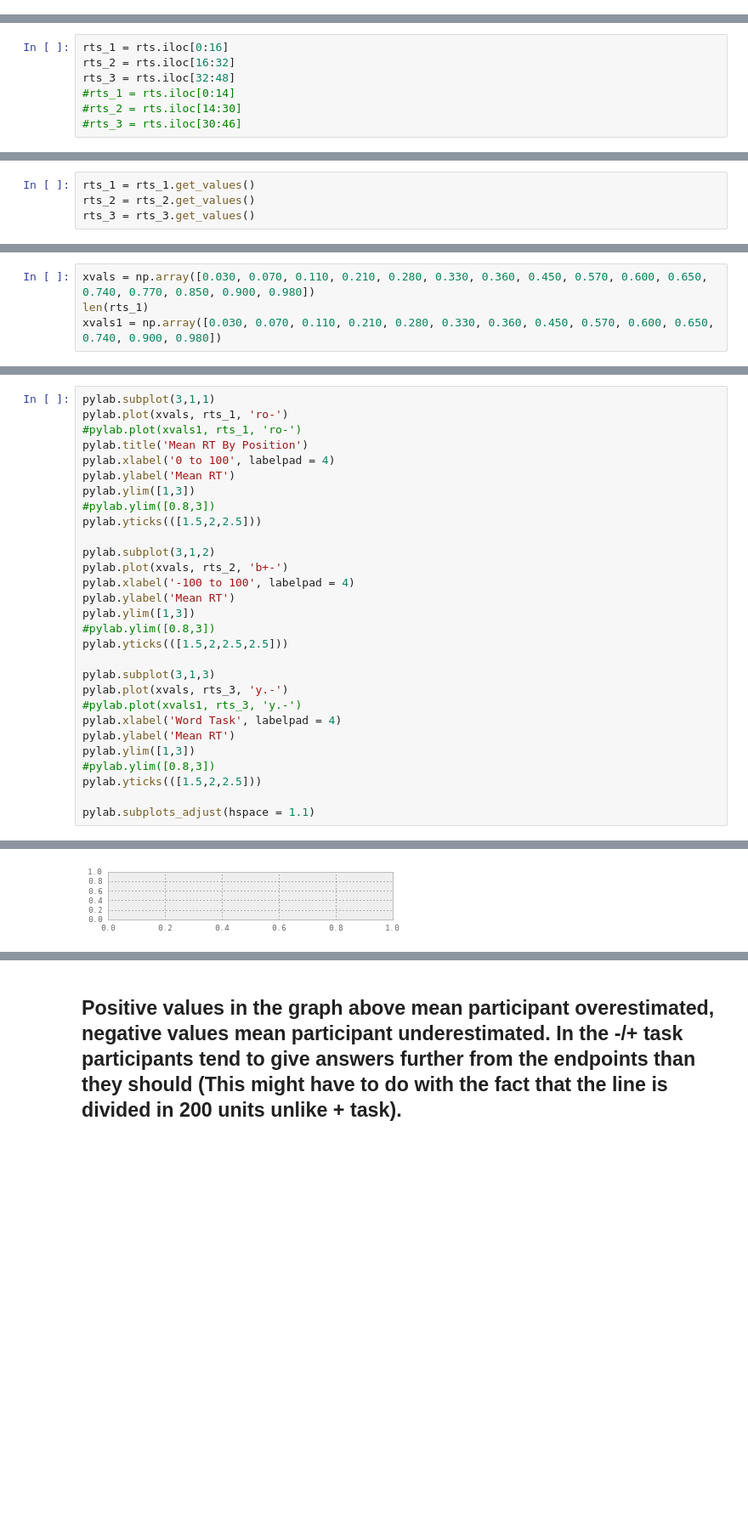
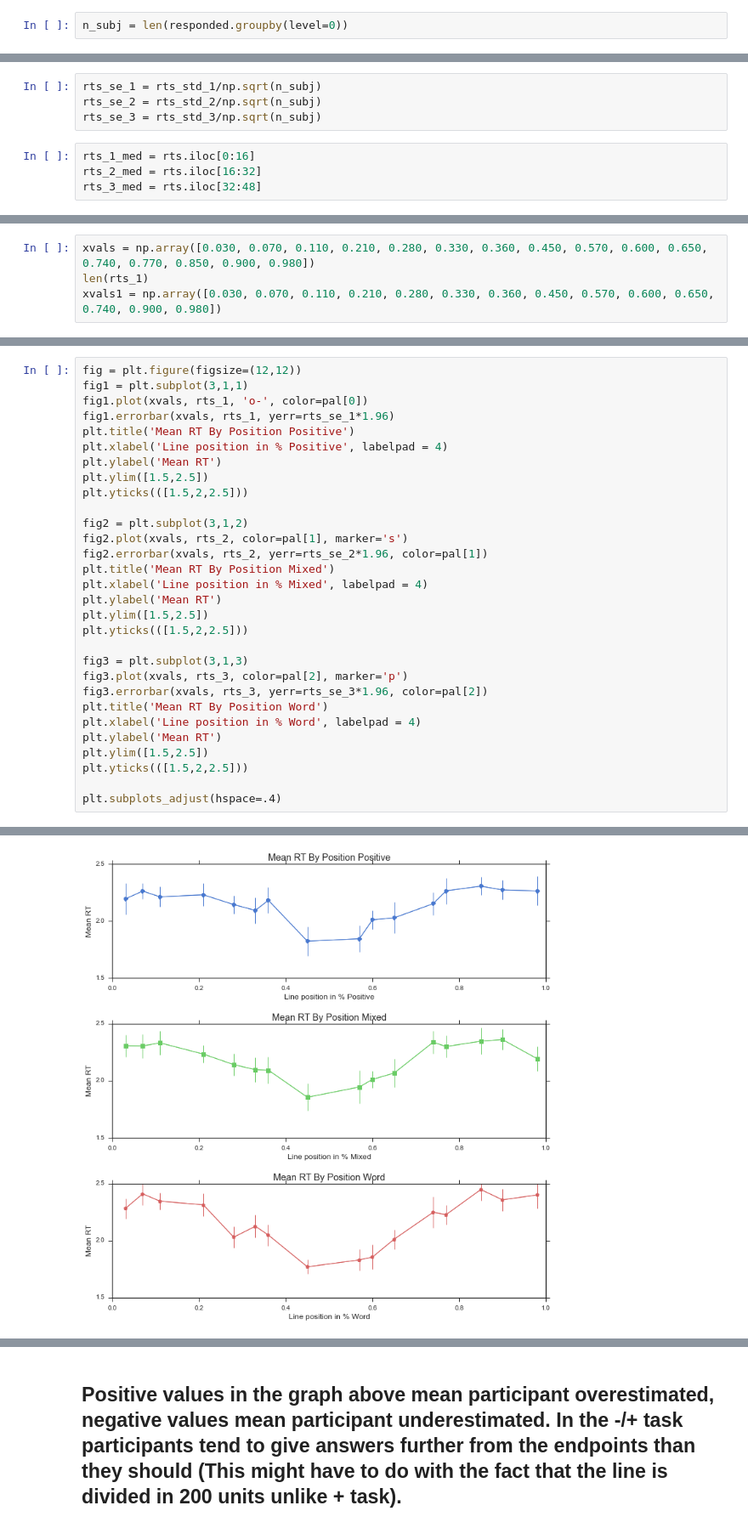
Before and after one commit to franink/Fractions, a Jupyter notebook: Data_Analyses/NLine_Behavioral.ipynb, the cells around one changed output, grey strips where cells are left out. Shown at 85% size. Cells and saved outputs as stored; diff of their text form; blank space fills up the shorter version.

```diff
--- a/Data_Analyses/NLine_Behavioral.ipynb
+++ b/Data_Analyses/NLine_Behavioral.ipynb
@@ -745,0 +560,2 @@ responded.iloc[0:20]
+# %%
+n_subj = len(responded.groupby(level=0))
@@ -774,7 +651,8 @@ rts.iloc[10]
+# %%
+rts_se_1 = rts_std_1/np.sqrt(n_subj)
+rts_se_2 = rts_std_2/np.sqrt(n_subj)
+rts_se_3 = rts_std_3/np.sqrt(n_subj)
 # %%
-rts_1 = rts.iloc[0:16]
-rts_2 = rts.iloc[16:32]
-rts_3 = rts.iloc[32:48]
-#rts_1 = rts.iloc[0:14]
-#rts_2 = rts.iloc[14:30]
-#rts_3 = rts.iloc[30:46]
+rts_1_med = rts.iloc[0:16]
+rts_2_med = rts.iloc[16:32]
+rts_3_med = rts.iloc[32:48]
@@ -788,4 +658,0 @@ error_3 = error.iloc[32:48]
-# %%
-rts_1 = rts_1.get_values()
-rts_2 = rts_2.get_values()
-rts_3 = rts_3.get_values()
@@ -804,30 +709,31 @@ len(rts_3)
 # %%
-pylab.subplot(3,1,1)
-pylab.plot(xvals, rts_1, 'ro-')
-#pylab.plot(xvals1, rts_1, 'ro-')
-pylab.title('Mean RT By Position')
-pylab.xlabel('0 to 100', labelpad = 4)
-pylab.ylabel('Mean RT')
-pylab.ylim([1,3])
-#pylab.ylim([0.8,3])
-pylab.yticks(([1.5,2,2.5]))
+fig = plt.figure(figsize=(12,12))
+fig1 = plt.subplot(3,1,1)
+fig1.plot(xvals, rts_1, 'o-', color=pal[0])
+fig1.errorbar(xvals, rts_1, yerr=rts_se_1*1.96)
+plt.title('Mean RT By Position Positive')
+plt.xlabel('Line position in % Positive', labelpad = 4)
+plt.ylabel('Mean RT')
+plt.ylim([1.5,2.5])
+plt.yticks(([1.5,2,2.5]))
 
-pylab.subplot(3,1,2)
-pylab.plot(xvals, rts_2, 'b+-')
-pylab.xlabel('-100 to 100', labelpad = 4)
-pylab.ylabel('Mean RT')
-pylab.ylim([1,3])
-#pylab.ylim([0.8,3])
-pylab.yticks(([1.5,2,2.5,2.5]))
+fig2 = plt.subplot(3,1,2)
+fig2.plot(xvals, rts_2, color=pal[1], marker='s')
+fig2.errorbar(xvals, rts_2, yerr=rts_se_2*1.96, color=pal[1])
+plt.title('Mean RT By Position Mixed')
+plt.xlabel('Line position in % Mixed', labelpad = 4)
+plt.ylabel('Mean RT')
+plt.ylim([1.5,2.5])
+plt.yticks(([1.5,2,2.5]))
 
-pylab.subplot(3,1,3)
-pylab.plot(xvals, rts_3, 'y.-')
-#pylab.plot(xvals1, rts_3, 'y.-')
-pylab.xlabel('Word Task', labelpad = 4)
-pylab.ylabel('Mean RT')
-pylab.ylim([1,3])
-#pylab.ylim([0.8,3])
-pylab.yticks(([1.5,2,2.5]))
+fig3 = plt.subplot(3,1,3)
+fig3.plot(xvals, rts_3, color=pal[2], marker='p')
+fig3.errorbar(xvals, rts_3, yerr=rts_se_3*1.96, color=pal[2])
+plt.title('Mean RT By Position Word')
+plt.xlabel('Line position in % Word', labelpad = 4)
+plt.ylabel('Mean RT')
+plt.ylim([1.5,2.5])
+plt.yticks(([1.5,2,2.5]))
 
-pylab.subplots_adjust(hspace = 1.1)
+plt.subplots_adjust(hspace=.4)
 # %% [output]
@@ -835 +740 @@ AttributeError: Unknown property color_cycle
-[figure, old version]
+[figure, new version]
```
Also changed, not shown: parts of 287 cells of this notebook, 10 other files.
